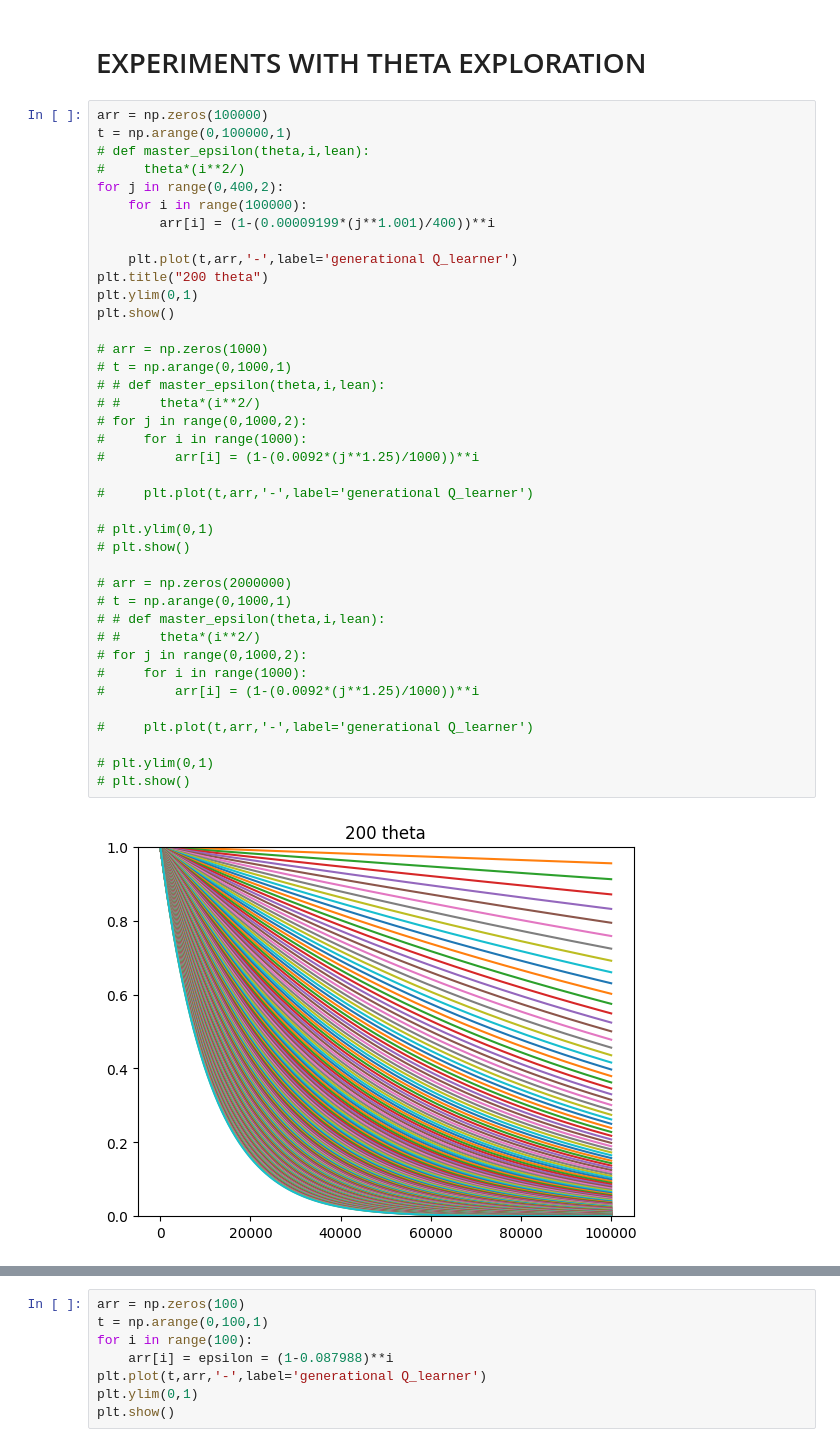
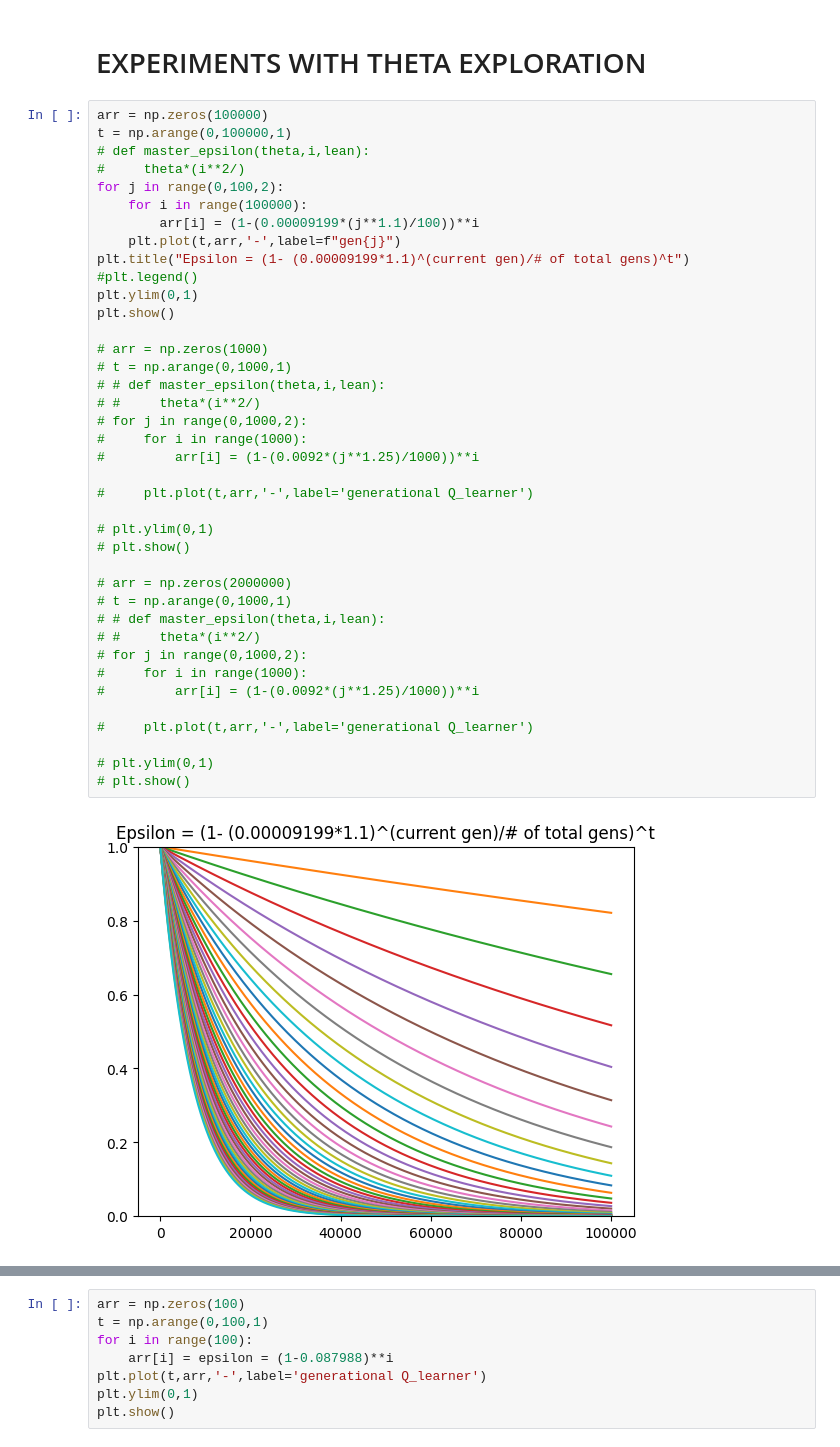
Before and after one commit to mortenvk/SpecialeProjekt, a Jupyter notebook: Master Q, Master Theta, Nuke .ipynb, the cells around one changed output, grey strips where cells are left out. Saved outputs shown, nothing was run; the diff lists cells and outputs as text.

```diff
--- a/Master Q, Master Theta, Nuke .ipynb
+++ b/Master Q, Master Theta, Nuke .ipynb
@@ -561,42 +519,42 @@ arr = np.zeros(100000)
 t = np.arange(0,100000,1)
 # def master_epsilon(theta,i,lean):
 #     theta*(i**2/)
-for j in range(0,400,2):
+for j in range(0,100,2):
     for i in range(100000):
-        arr[i] = (1-(0.00009199*(j**1.001)/400))**i
-
-    plt.plot(t,arr,'-',label='generational Q_learner')
-plt.title("200 theta")
+        arr[i] = (1-(0.00009199*(j**1.1)/100))**i
+    plt.plot(t,arr,'-',label=f"gen{j}")
+plt.title("Epsilon = (1- (0.00009199*1.1)^(current gen)/# of total gens)^t")
+#plt.legend()
 plt.ylim(0,1)
 plt.show()
 
 # arr = np.zeros(1000)
 # t = np.arange(0,1000,1)
 # # def master_epsilon(theta,i,lean):
 # #     theta*(i**2/)
 # for j in range(0,1000,2):
 #     for i in range(1000):
 #         arr[i] = (1-(0.0092*(j**1.25)/1000))**i
 
 #     plt.plot(t,arr,'-',label='generational Q_learner')
 
 # plt.ylim(0,1)
 # plt.show()
 
 # arr = np.zeros(2000000)
 # t = np.arange(0,1000,1)
 # # def master_epsilon(theta,i,lean):
 # #     theta*(i**2/)
 # for j in range(0,1000,2):
 #     for i in range(1000):
 #         arr[i] = (1-(0.0092*(j**1.25)/1000))**i
 
 #     plt.plot(t,arr,'-',label='generational Q_learner')
 
 # plt.ylim(0,1)
 # plt.show()
 # %% [output]
-[figure, old version]
+[figure, new version]
 # %%
 arr = np.zeros(100000)
 t = np.arange(0,100000,1)
```
Also changed, not shown: parts of 7 cells of this notebook, 1 other file.
